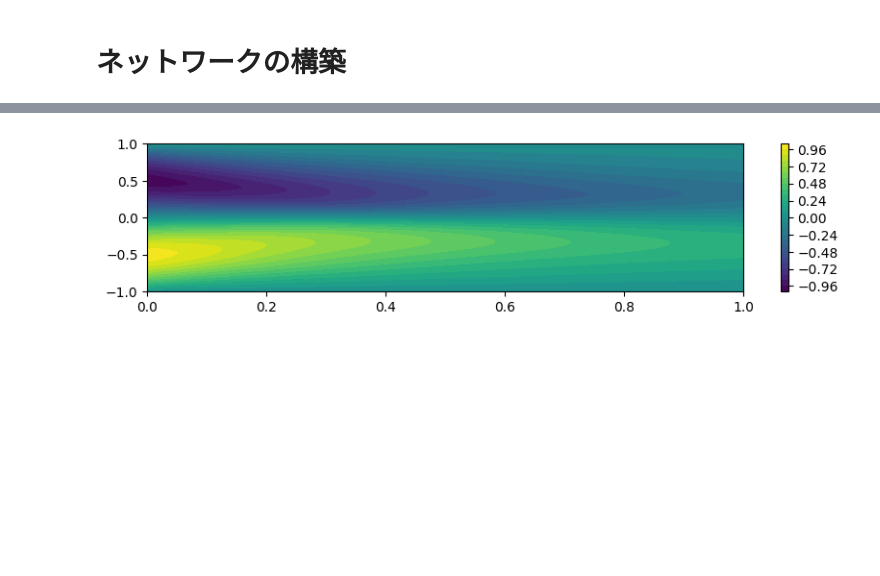
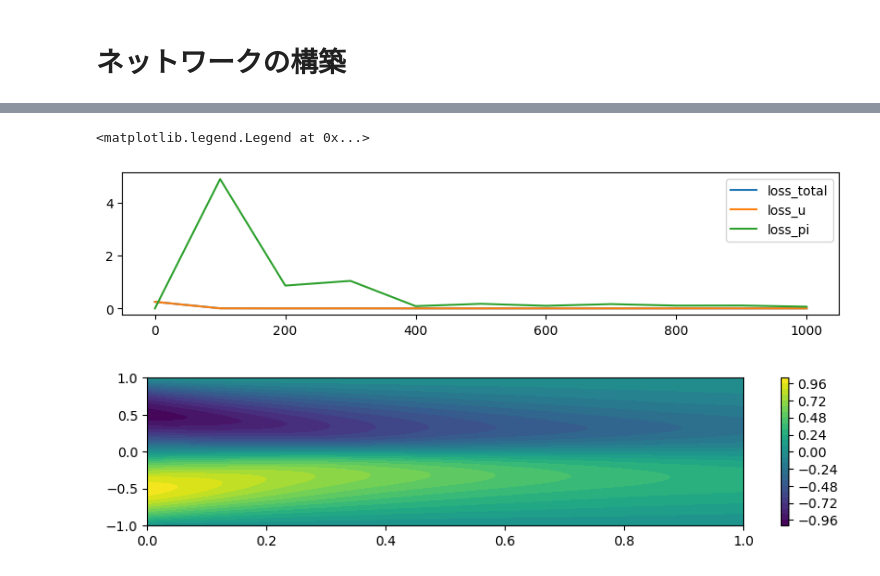
Before and after one commit to nm-dl1212/pinn, a Jupyter notebook: My_PINN_eq/burgers.ipynb, the cells around one changed output, grey strips where cells are left out. Cells and saved outputs as stored; diff of their text form; code cells hidden in the pictures; blank space fills up the shorter version.

```diff
--- a/My_PINN_eq/burgers.ipynb
+++ b/My_PINN_eq/burgers.ipynb
@@ -136,7 +136,8 @@ class BurgersPINN():
         self.model.train()
 
         # 学習
-        for epoch in range(max_epochs):
+        history = []
+        for epoch in range(max_epochs+1):
 
             # 現在のモデルで予測
             u_pred = self.net_u(x, t)
@@ -156,9 +157,12 @@ class BurgersPINN():
             # 最適化ソルバーの勾配情報を初期化
             optimizer.zero_grad()
 
-            if epoch % 20 ==0:
+            if epoch % 100 == 0:
                 print(f'epoch:{epoch}, loss:{loss_total.item()}, loss_u:{loss_u.item()}, loss_pi:{loss_pi.item()}')
 
+                history.append([epoch, loss_total.item(), loss_u.item(), loss_pi.item()])
+
+        return np.array(history)
 
     def predict(self, X_in):
         """ モデルの予測
@@ -189,6 +193,6 @@ pinn_model = BurgersPINN(model)
 
 
 # モデルを学習
-pinn_model.fit(X_bc, Y_bc, X_region, max_epochs=1000)
+history = pinn_model.fit(X_bc, Y_bc, X_region, max_epochs=1000)
 # %% [output]
 shape: (200, 2) (200, 1) (5000, 2)
@@ -211,3 +210,12 @@ epoch:980, loss:8.442236867267638e-05, loss_u:2.2113972590886988e-05, loss_pi:0.
+# %%
+plt.figure(figsize=(10,2))
+plt.plot(history[:, 0], history[:, 1], label='loss_total')
+plt.plot(history[:, 0], history[:, 2], label='loss_u')
+plt.plot(history[:, 0], history[:, 3], label='loss_pi')
+plt.legend()
+# %% [output]
+<matplotlib.legend.Legend at 0x...>
+[figure, added]
 # %%
 # 予測したいポイント
 n = 100
```
Also changed, not shown: parts of 1 cell of this notebook, 6 other files.
